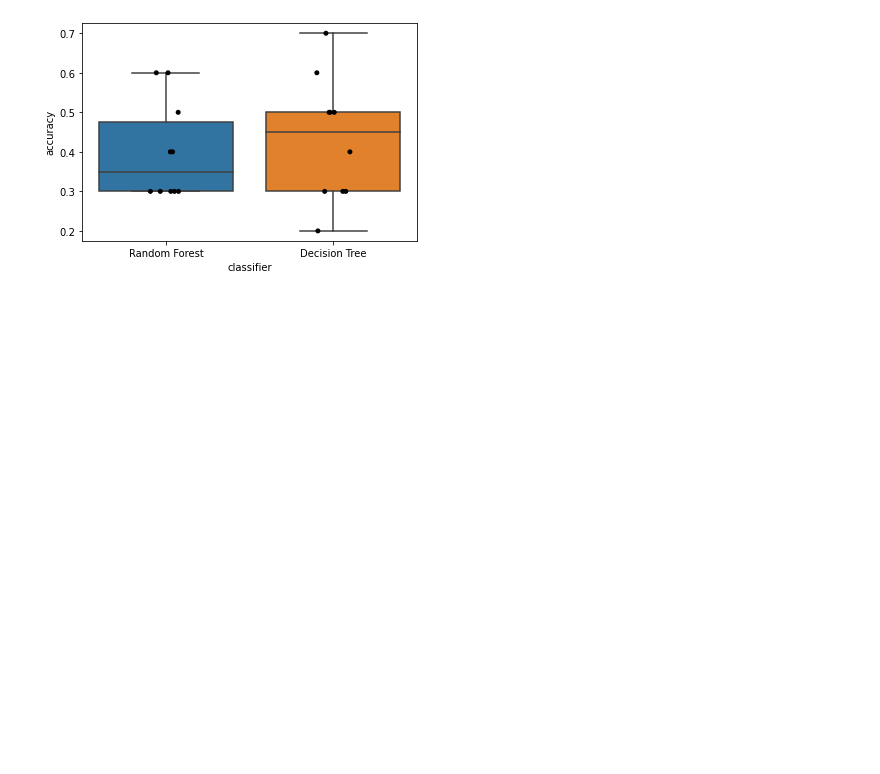
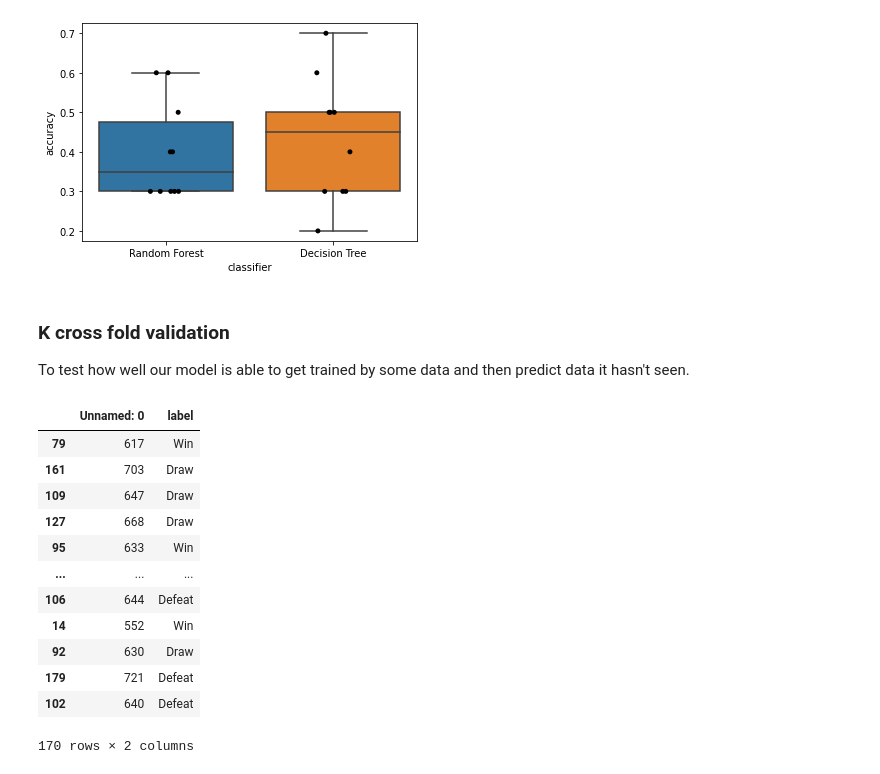
Before and after one commit to Revuj/FEUP-IART-PROJ2, a Jupyter notebook: IART-PROJECT.ipynb, the cells around one changed output. Drawn from its saved outputs; the diff is of its cells as text; code cells hidden in the pictures; blank space fills up the shorter version.

Commit message:
K cross fold validation done

```diff
--- a/IART-PROJECT.ipynb
+++ b/IART-PROJECT.ipynb
@@ -913,7 +915,7 @@ Bookkeeper data generated in 0.1 minutes
 
 [1500 rows x 31 columns]
 # %%
-input = feables.head(100)
+input = feables
 input['odds_home'] = (input['B365_Win'] + input['BW_Win'] + input['IW_Win'] + input['LB_Win'] + input['PS_Win'] + input['WH_Win'] + input['SJ_Win'] + input['VC_Win'] + input['GB_Win'] + input['BS_Win']) / 10.0
 input['odds_draw'] = (input['B365_Draw'] + input['BW_Draw'] + input['IW_Draw'] + input['LB_Draw'] + input['PS_Draw'] + input['WH_Draw'] + input['SJ_Draw'] + input['VC_Draw'] + input['GB_Draw'] + input['BS_Draw']) / 10.0
 input['odds_away'] = (input['B365_Defeat'] + input['BW_Defeat'] + input['IW_Defeat'] + input['LB_Defeat'] + input['PS_Defeat'] + input['WH_Defeat'] + input['SJ_Defeat'] + input['VC_Defeat'] + input['GB_Defeat'] + input['BS_Defeat']) / 10.0
@@ -930,8 +932,9 @@ input = input[rows]
 labels = input.loc[:,'label']
 features = input.drop('label', axis = 1)
 
-#Splitting the data into Train, Validation
-x_train, x_test, y_train, y_test = train_test_split(features,labels,test_size=0.2, random_state=42)
+print(features.head(100))
+labels.to_csv("labels.csv", sep=',')
+features.to_csv("features.csv", sep=',')
 
 # Features Columns
 
@@ -943,0 +966,5 @@ x_train, x_test, y_train, y_test = train_test_split(features,labels,test_size=0.
+# %%
+labels = pd.read_csv("labels.csv")
+features = pd.read_csv("features.csv")
+labels.rename( columns={'Unnamed: 0':'match'}, inplace=True )
+features.rename( columns={'Unnamed: 0':'match'}, inplace=True )
@@ -1237,3 +1271,41 @@ sns.stripplot(x='classifier', y='accuracy', data=both_df, jitter=True, color='bl
 # %% [output]
 ''
 [figure]
+# %% [markdown]
+### K cross fold validation
+
+To test how well our model is able to get trained by some data and then predict data it hasn't seen.
+# %%
+#Splitting the data into Train, Validation
+from keras.utils.np_utils import to_categorical
+X = np.array(features)
+y = np.array(labels['label'])
+skf = StratifiedKFold(n_splits=5)
+skf.get_n_splits(X, y)
+counter = 1
+
+for train_index, test_index in skf.split(X, y):
+    # print("TRAIN:", train_index, "TEST:", test_index)
+    val = features.iloc[test_index, :]
+    train = features.iloc[train_index, :]
+    val.to_csv(os.path.join('folds' + os.sep + 'validate', str(counter) + '.csv'))
+    train.to_csv(os.path.join('folds' + os.sep + 'train', str(counter) + '.csv'))
+    X_train, X_test = X[train_index], X[test_index]
+    y_train, y_test = y[train_index], y[test_index]
+    counter += 1
+# %%
+y_train
+# %% [output]
+|  | Unnamed: 0 | label |
+| 79 | 617 | Win |
+| 161 | 703 | Draw |
+| 109 | 647 | Draw |
+| 127 | 668 | Draw |
+| 95 | 633 | Win |
+| ... | ... | ... |
+| 106 | 644 | Defeat |
+| 14 | 552 | Win |
+| 92 | 630 | Draw |
+| 179 | 721 | Defeat |
+| 102 | 640 | Defeat |
+170 rows × 2 columns
```
Also changed, not shown: parts of 4 cells of this notebook, 12 other files.
